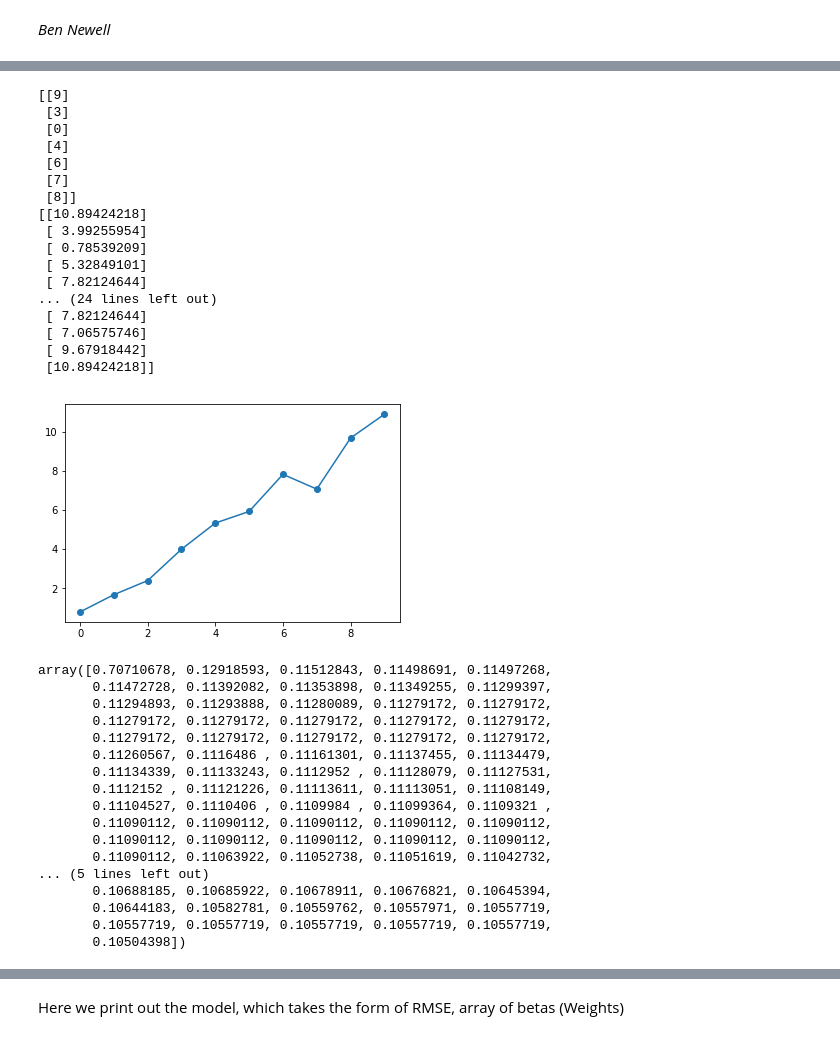
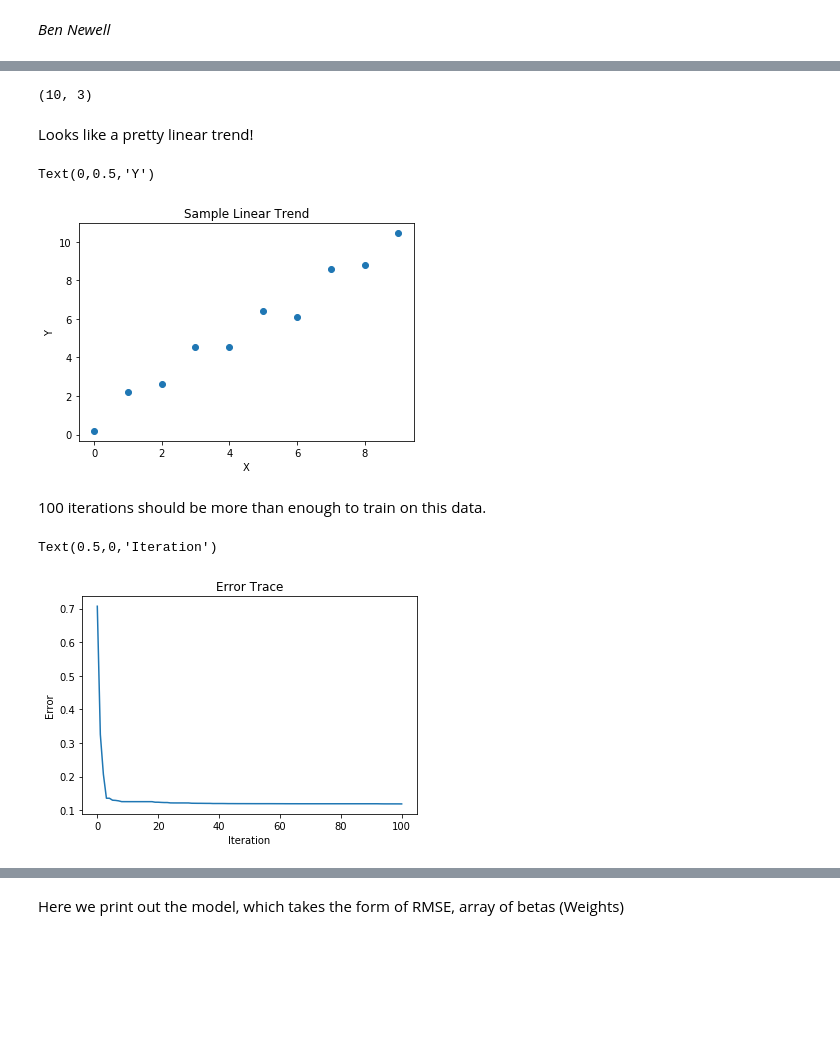
Before and after one commit to benhunterco/cs440, a Jupyter notebook: Newell-A5.ipynb, the cells around one changed output, grey strips where cells are left out. Drawn from its saved outputs; the diff is of its cells as text; code cells hidden in the pictures; blank space fills up the shorter version.

```diff
--- a/Newell-A5.ipynb
+++ b/Newell-A5.ipynb
@@ -195,54 +172,29 @@ array([[0],
-# %%
-print(Xtrain)
-print(Train)
-print(Xtest)
-print(Ttest)
-print(X)
-print(T)
-# %% [output]
-[[9]
- [3]
- [0]
- [4]
- [6]
- [7]
- [8]]
-[[10.89424218]
- [ 3.99255954]
- [ 0.78539209]
- [ 5.32849101]
- [ 7.82124644]
-... (24 lines left out)
- [ 7.82124644]
- [ 7.06575746]
- [ 9.67918442]
- [10.89424218]]
+# %%
+len(X), len(Xtest)
+# %% [output]
+(10, 3)
+# %% [markdown]
+Looks like a pretty linear trend!
 # %%
-plt.plot(X, T, 'o-');
+plt.plot(X, T, 'o')
+plt.title("Sample Linear Trend")
+plt.xlabel("X")
+plt.ylabel("Y")
 # %% [output]
+Text(0,0.5,'Y')
-[figure, old version]
+[figure, new version]
+# %% [markdown]
+100 iterations should be more than enough to train on this data.
 # %%
 nnet = nn.NeuralNetwork(X.shape[1], 2, T.shape[1])
 nnet.train(X, T, 100)
-nnet.getErrorTrace()
+plt.plot(nnet.getErrorTrace())
+plt.title("Error Trace")
+plt.ylabel("Error")
+plt.xlabel("Iteration")
 # %% [output]
-array([0.70710678, 0.12918593, 0.11512843, 0.11498691, 0.11497268,
-       0.11472728, 0.11392082, 0.11353898, 0.11349255, 0.11299397,
-       0.11294893, 0.11293888, 0.11280089, 0.11279172, 0.11279172,
-       0.11279172, 0.11279172, 0.11279172, 0.11279172, 0.11279172,
-       0.11279172, 0.11279172, 0.11279172, 0.11279172, 0.11279172,
-       0.11260567, 0.1116486 , 0.11161301, 0.11137455, 0.11134479,
-       0.11134339, 0.11133243, 0.1112952 , 0.11128079, 0.11127531,
-       0.1112152 , 0.11121226, 0.11113611, 0.11113051, 0.11108149,
-       0.11104527, 0.1110406 , 0.1109984 , 0.11099364, 0.1109321 ,
-       0.11090112, 0.11090112, 0.11090112, 0.11090112, 0.11090112,
-       0.11090112, 0.11090112, 0.11090112, 0.11090112, 0.11090112,
-       0.11090112, 0.11063922, 0.11052738, 0.11051619, 0.11042732,
-... (5 lines left out)
-       0.10688185, 0.10685922, 0.10678911, 0.10676821, 0.10645394,
-       0.10644183, 0.10582781, 0.10559762, 0.10557971, 0.10557719,
-       0.10557719, 0.10557719, 0.10557719, 0.10557719, 0.10557719,
-       0.10504398])
+Text(0.5,0,'Iteration')
+[figure, added]
 # %%
 nnet = nn.NeuralNetwork(X.shape[1], [5, 5, 5], T.shape[1])
 nnet.train(X, T, 100)
```
Also changed, not shown: parts of 126 cells of this notebook, 1 other file.
